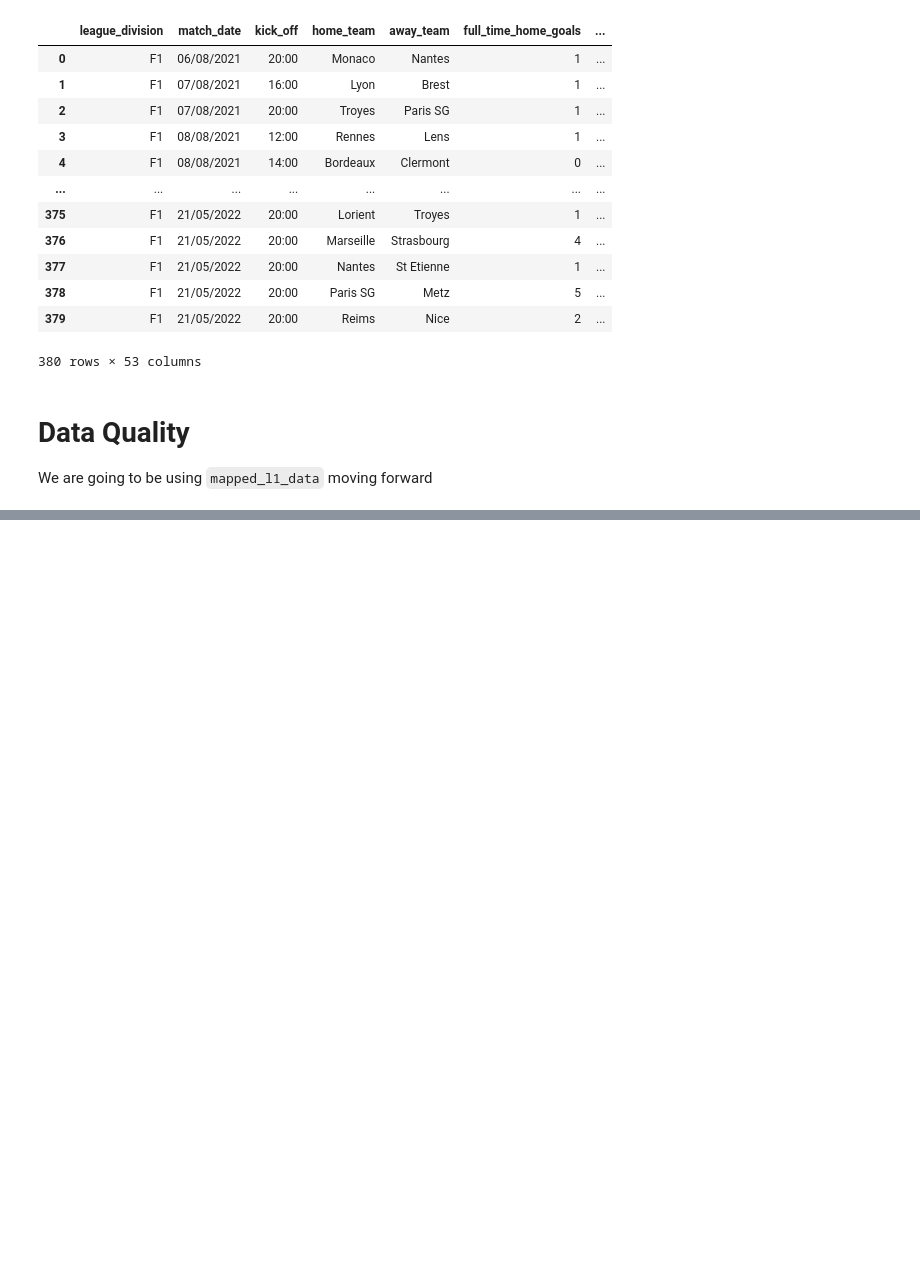
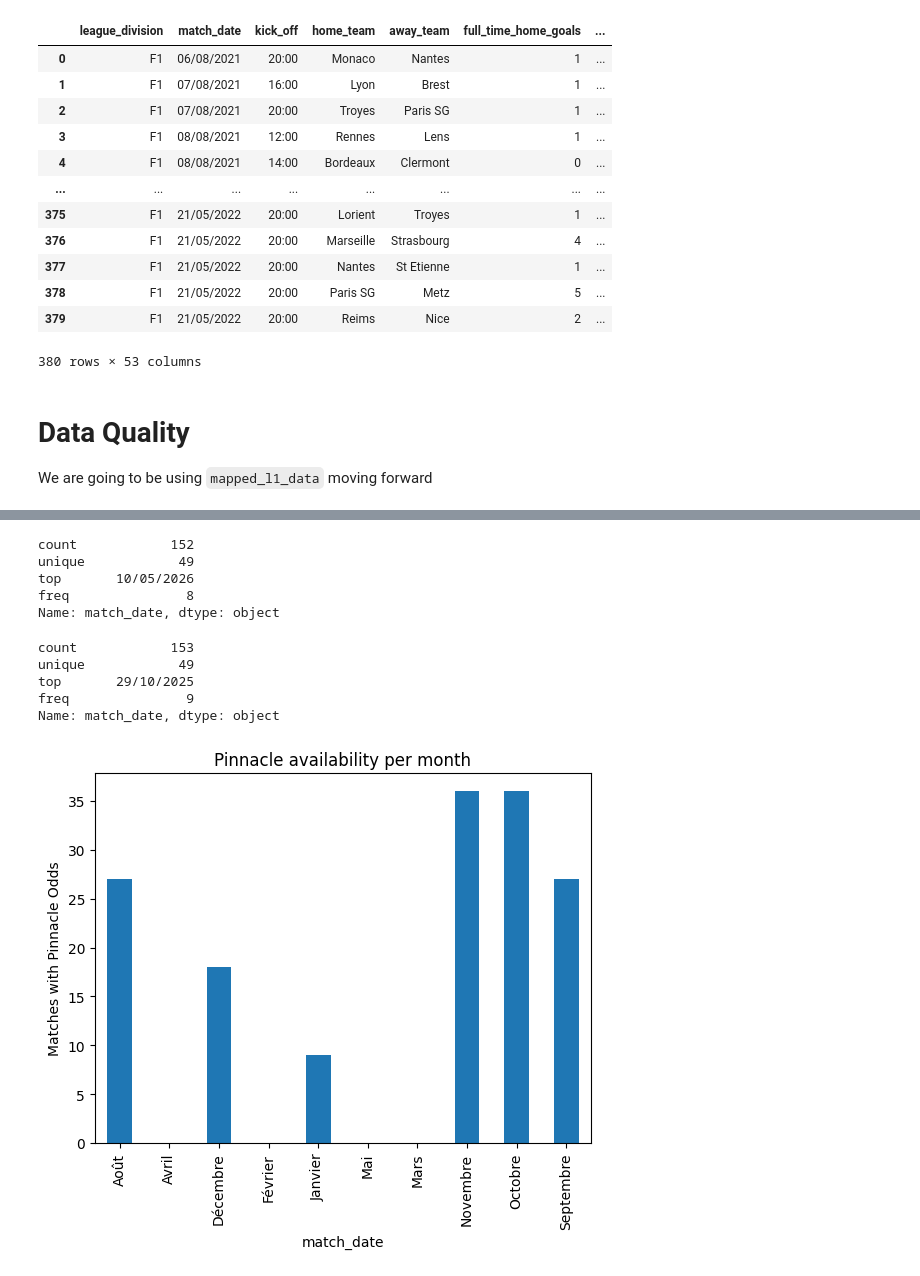
Before and after one commit to fk-961/odds-vs-reality, a Jupyter notebook: notebooks/exploration_raw.ipynb, the cells around one changed output, grey strips where cells are left out. Cells and saved outputs as stored; diff of their text form; code cells hidden in the pictures; blank space fills up the shorter version.

```diff
--- a/notebooks/exploration_raw.ipynb
+++ b/notebooks/exploration_raw.ipynb
@@ -184,7 +188,7 @@ bookies = {
     "Avg" : "market_average",
     "Max" : "market_maximum",
     "B365" : "bet365",
-    "BW" : "bet_&_win",
+    "BW" : "bet&win",
     "PS" : "pinnacle"
 }
 
@@ -391,3 +395,5 @@ full_time_home_goals            0
 half_time_home_goals            0
 half_time_away_goals            0
 dtype: int64
+# %%
+df2526 = mapped_l1_data['F1_2526']
@@ -393,0 +416,27 @@ dtype: int64
+# %%
+df2526[df2526['pinnacle_home_odds'].isna()]['match_date'].describe()
+# %% [output]
+count            152
+unique            49
+top       10/05/2026
+freq               8
+Name: match_date, dtype: object
+# %%
+df2526[df2526['pinnacle_home_odds'].notna()]['match_date'].describe()
+# %% [output]
+count            153
+unique            49
+top       29/10/2025
+freq               9
+Name: match_date, dtype: object
+# %%
+monthly = df2526.groupby(
+    pd.to_datetime(df2526['match_date'], format="%d/%m/%Y").dt.month_name(locale="French")
+)['pinnacle_home_odds'].count()
+
+monthly.plot(kind="bar")
+plt.ylabel("Matches with Pinnacle Odds")
+plt.title("Pinnacle availability per month")
+plt.show()
+# %% [output]
+[figure, added]
```
Also changed, not shown: parts of 17 cells of this notebook, 2 other files.
